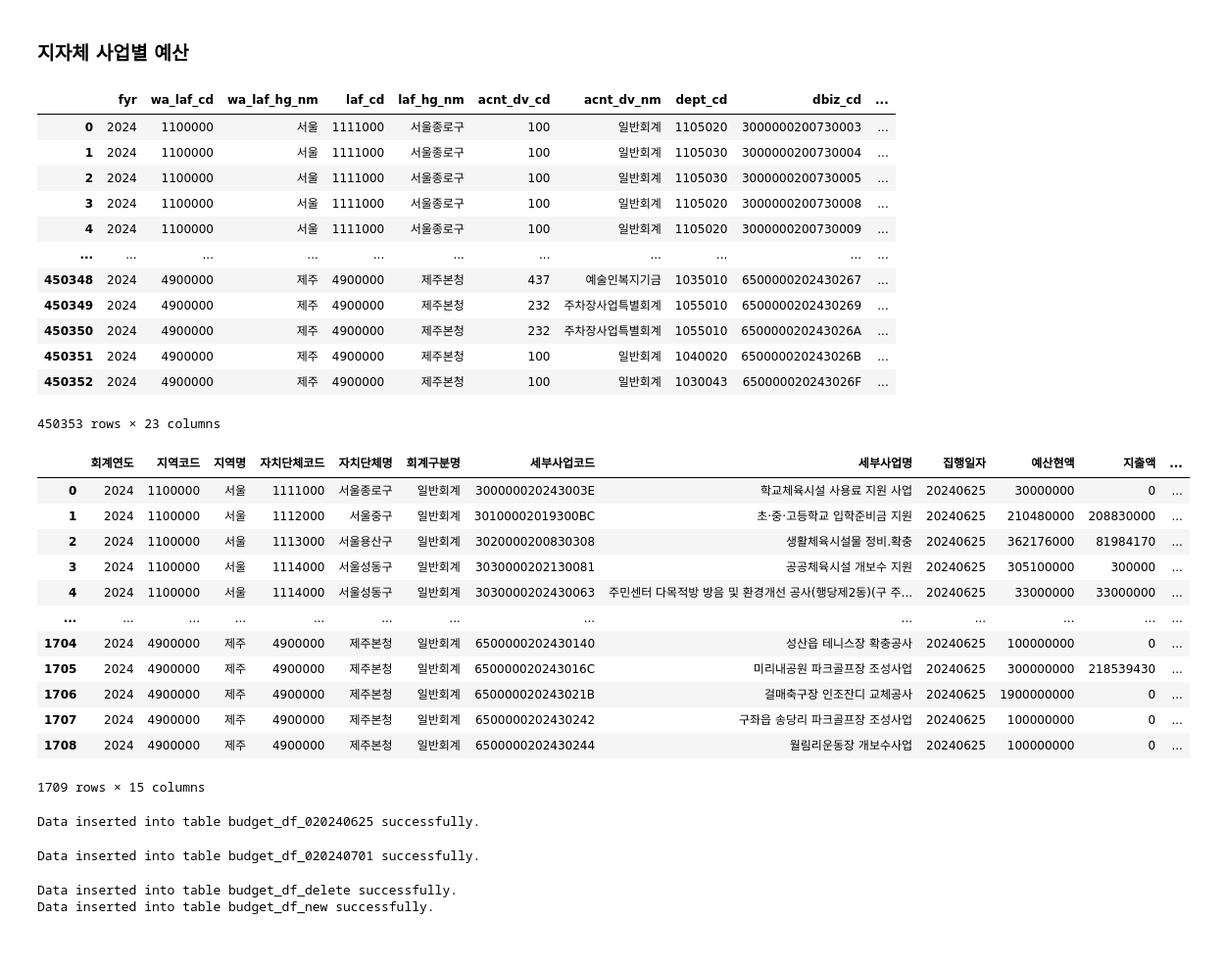
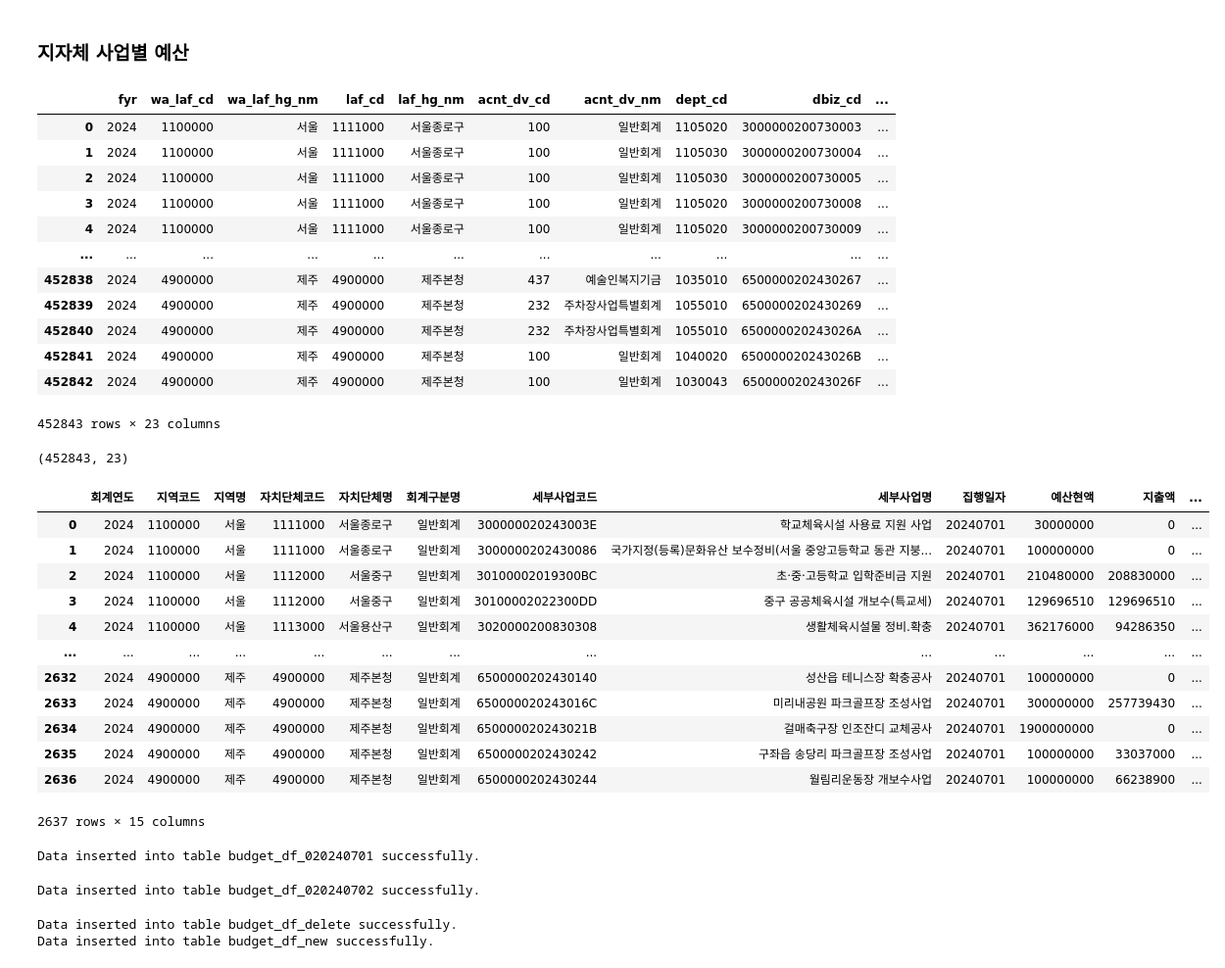
Before and after one commit to kkwann/mido_project, a Jupyter notebook: Data_collection.ipynb, the cells around one changed output. Shown: that part at 98% size. Cells and saved outputs as stored; diff of their text form; code cells hidden in the pictures.

```diff
--- a/Data_collection.ipynb
+++ b/Data_collection.ipynb
@@ -1010,7 +1010,7 @@ api_key = "TMGNU1000317620240618111419PWNQE"
 # 요청 헤더
 headers = {
     "Authorization": f"Bearer {api_key}"
-}
+    }
 
 # 데이터 수집을 위한 빈 리스트 생성
 all_data = []
@@ -1024,8 +1024,8 @@ while True:
         "Type": "json",
         "pIndex": page,
         "pSize": page_size,
-        "fyr": 2024,
-        "exe_ymd": '20240625' # ex) "exe_ymd": '20240628'
+        "fyr": today[:4],
+        "exe_ymd": today # ex) "exe_ymd": '20240628'
     }
 
     # API 요청 보내기 (certifi를 사용하여 SSL 인증서 검증)
@@ -1060,9 +1060,13 @@ bid_budget_df
 | 3 | 2024 | 1100000 | 서울 | 1111000 | 서울종로구 | 100 | 일반회계 | 1105020 | 3000000200730008 | ... |
 | 4 | 2024 | 1100000 | 서울 | 1111000 | 서울종로구 | 100 | 일반회계 | 1105020 | 3000000200730009 | ... |
 | ... | ... | ... | ... | ... | ... | ... | ... | ... | ... | ... |
-| 450348 | 2024 | 4900000 | 제주 | 4900000 | 제주본청 | 437 | 예술인복지기금 | 1035010 | 6500000202430267 | ... |
-| 450349 | 2024 | 4900000 | 제주 | 4900000 | 제주본청 | 232 | 주차장사업특별회계 | 1055010 | 6500000202430269 | ... |
-| 450350 | 2024 | 4900000 | 제주 | 4900000 | 제주본청 | 232 | 주차장사업특별회계 | 1055010 | 650000020243026A | ... |
-| 450351 | 2024 | 4900000 | 제주 | 4900000 | 제주본청 | 100 | 일반회계 | 1040020 | 650000020243026B | ... |
-| 450352 | 2024 | 4900000 | 제주 | 4900000 | 제주본청 | 100 | 일반회계 | 1030043 | 650000020243026F | ... |
+| 452838 | 2024 | 4900000 | 제주 | 4900000 | 제주본청 | 437 | 예술인복지기금 | 1035010 | 6500000202430267 | ... |
+| 452839 | 2024 | 4900000 | 제주 | 4900000 | 제주본청 | 232 | 주차장사업특별회계 | 1055010 | 6500000202430269 | ... |
+| 452840 | 2024 | 4900000 | 제주 | 4900000 | 제주본청 | 232 | 주차장사업특별회계 | 1055010 | 650000020243026A | ... |
+| 452841 | 2024 | 4900000 | 제주 | 4900000 | 제주본청 | 100 | 일반회계 | 1040020 | 650000020243026B | ... |
+| 452842 | 2024 | 4900000 | 제주 | 4900000 | 제주본청 | 100 | 일반회계 | 1030043 | 650000020243026F | ... |
-450353 rows × 23 columns
+452843 rows × 23 columns
+# %%
+bid_budget_df.shape ## 20240701
+# %% [output]
+(452843, 23)
@@ -1094,53 +1100,58 @@ column_mapping = {'acnt_dv_nm':'회계구분명',
 bid_budget_df.rename(columns=column_mapping,inplace=True)
 bid_budget_df = bid_budget_df[['회계연도', '지역코드', '지역명', '자치단체코드', '자치단체명', '회계구분명', '세부사업코드', '세부사업명', '집행일자', '예산현액', '지출액', '편성액', '분야명', '부문명', '행정자치단체코드']] # '국비', '시도비', '시군구비', '기타'
 # %%
-need_kwd1 = '인조잔디|초등학교|중학교|고등학교|대학교|운동장|다목적|종합운동장|체육공원|체육시설|체육센터|스포츠센터|관급|연병장|족구장|골프장|축구장|야구장|풋살장|배드민턴장|테니스장|게이트볼장|하키장' # 필요키워드
-need_kwd2 = '개선|교체|공사|구매|구입|설치|정비|조성' # 필요키워드
-except_kwd = '경관|숲|꽃길|조명|산책로|펜스|운영|복지|교육|학습|보건|행사|예방|안전|치안|창출|활성화|유아|검진|관리|조명|오염|예술|문화|급식|보상|주차장|개방' # 제외키워드
+# 필요키워드1
+need_kwd1 = '인조잔디|초등학교|중학교|고등학교|대학교|운동장|다목적|종합운동장|체육공원|체육시설|체육센터|스포츠센터|관급|연병장|족구장|골프장|축구장|야구장|풋살장|배드민턴장|테니스장|게이트볼장|하키장'
+
+# 필요키워드2
+need_kwd2 = '개선|교체|공사|구매|구입|설치|정비|조성'
+
+# 제외키워드
+except_kwd = '경관|조명|펜스|복지|교육|학습|보건|행사|예방|안전|치안|창출|활성화|유아|검진|조명|오염|예술|급식|보상|주차장|개방|CCTV|미술|교실|관리|운영|자전거|울타리|버스|맨홀|노점|노상|하천|하수도|광고|약수터|전통시장|계단|정화조|도로확장'
 # %%
 # 천만원 미만 사업 제거
-bid_budget_df_filter = bid_budget_df[bid_budget_df['편성액']>10000000].reset_index(drop=True)
+bid_budget_df_filter = bid_budget_df[(bid_budget_df['편성액']>10000000) | (bid_budget_df['예산현액']>10000000)].reset_index(drop=True)
 
 # 필요 사업 추출
 bid_budget_df_filter = bid_budget_df_filter[bid_budget_df_filter['세부사업명'].str.contains(need_kwd1) &
-                                             ~bid_budget_df_filter['세부사업명'].str.contains(except_kwd)].reset_index(drop=True)
+                                            ~bid_budget_df_filter['세부사업명'].str.contains(except_kwd)].reset_index(drop=True)
 
 # # 필요 사업 추출
 # bid_budget_df_filter = bid_budget_df_filter[(bid_budget_df_filter['세부사업명'].str.contains(need_kwd1) &
 #                                              bid_budget_df_filter['세부사업명'].str.contains(need_kwd2)) &
 #                                              ~bid_budget_df_filter['세부사업명'].str.contains(except_kwd)].reset_index(drop=True)
 
 bid_budget_df_filter
 # %% [output]
 |  | 회계연도 | 지역코드 | 지역명 | 자치단체코드 | 자치단체명 | 회계구분명 | 세부사업코드 | 세부사업명 | 집행일자 | 예산현액 | 지출액 | ... |
-| 0 | 2024 | 1100000 | 서울 | 1111000 | 서울종로구 | 일반회계 | 300000020243003E | 학교체육시설 사용료 지원 사업 | 20240625 | 30000000 | 0 | ... |
-| 1 | 2024 | 1100000 | 서울 | 1112000 | 서울중구 | 일반회계 | 30100002019300BC | 초·중·고등학교 입학준비금 지원 | 20240625 | 210480000 | 208830000 | ... |
-| 2 | 2024 | 1100000 | 서울 | 1113000 | 서울용산구 | 일반회계 | 3020000200830308 | 생활체육시설물 정비.확충 | 20240625 | 362176000 | 81984170 | ... |
-| 3 | 2024 | 1100000 | 서울 | 1114000 | 서울성동구 | 일반회계 | 3030000202130081 | 공공체육시설 개보수 지원 | 20240625 | 305100000 | 300000 | ... |
-| 4 | 2024 | 1100000 | 서울 | 1114000 | 서울성동구 | 일반회계 | 3030000202430063 | 주민센터 다목적방 방음 및 환경개선 공사(행당제2동)(구 주... | 20240625 | 33000000 | 33000000 | ... |
+| 0 | 2024 | 1100000 | 서울 | 1111000 | 서울종로구 | 일반회계 | 300000020243003E | 학교체육시설 사용료 지원 사업 | 20240701 | 30000000 | 0 | ... |
+| 1 | 2024 | 1100000 | 서울 | 1111000 | 서울종로구 | 일반회계 | 3000000202430086 | 국가지정(등록)문화유산 보수정비(서울 중앙고등학교 동관 지붕... | 20240701 | 100000000 | 0 | ... |
+| 2 | 2024 | 1100000 | 서울 | 1112000 | 서울중구 | 일반회계 | 30100002019300BC | 초·중·고등학교 입학준비금 지원 | 20240701 | 210480000 | 208830000 | ... |
+| 3 | 2024 | 1100000 | 서울 | 1112000 | 서울중구 | 일반회계 | 30100002022300DD | 중구 공공체육시설 개보수(특교세) | 20240701 | 129696510 | 129696510 | ... |
+| 4 | 2024 | 1100000 | 서울 | 1113000 | 서울용산구 | 일반회계 | 3020000200830308 | 생활체육시설물 정비.확충 | 20240701 | 362176000 | 94286350 | ... |
 | ... | ... | ... | ... | ... | ... | ... | ... | ... | ... | ... | ... | ... |
-| 1704 | 2024 | 4900000 | 제주 | 4900000 | 제주본청 | 일반회계 | 6500000202430140 | 성산읍 테니스장 확충공사 | 20240625 | 100000000 | 0 | ... |
-| 1705 | 2024 | 4900000 | 제주 | 4900000 | 제주본청 | 일반회계 | 650000020243016C | 미리내공원 파크골프장 조성사업 | 20240625 | 300000000 | 218539430 | ... |
-| 1706 | 2024 | 4900000 | 제주 | 4900000 | 제주본청 | 일반회계 | 650000020243021B | 걸매축구장 인조잔디 교체공사 | 20240625 | 1900000000 | 0 | ... |
-| 1707 | 2024 | 4900000 | 제주 | 4900000 | 제주본청 | 일반회계 | 6500000202430242 | 구좌읍 송당리 파크골프장 조성사업 | 20240625 | 100000000 | 0 | ... |
-| 1708 | 2024 | 4900000 | 제주 | 4900000 | 제주본청 | 일반회계 | 6500000202430244 | 월림리운동장 개보수사업 | 20240625 | 100000000 | 0 | ... |
+| 2632 | 2024 | 4900000 | 제주 | 4900000 | 제주본청 | 일반회계 | 6500000202430140 | 성산읍 테니스장 확충공사 | 20240701 | 100000000 | 0 | ... |
+| 2633 | 2024 | 4900000 | 제주 | 4900000 | 제주본청 | 일반회계 | 650000020243016C | 미리내공원 파크골프장 조성사업 | 20240701 | 300000000 | 257739430 | ... |
+| 2634 | 2024 | 4900000 | 제주 | 4900000 | 제주본청 | 일반회계 | 650000020243021B | 걸매축구장 인조잔디 교체공사 | 20240701 | 1900000000 | 0 | ... |
+| 2635 | 2024 | 4900000 | 제주 | 4900000 | 제주본청 | 일반회계 | 6500000202430242 | 구좌읍 송당리 파크골프장 조성사업 | 20240701 | 100000000 | 33037000 | ... |
+| 2636 | 2024 | 4900000 | 제주 | 4900000 | 제주본청 | 일반회계 | 6500000202430244 | 월림리운동장 개보수사업 | 20240701 | 100000000 | 66238900 | ... |
-1709 rows × 15 columns
+2637 rows × 15 columns
 # %%
 # 중요 사업 체크
 bid_budget_df_fin = pd.concat([bid_budget_df_filter[bid_budget_df_filter['세부사업명'].str.contains('인조잔디')],
                                bid_budget_df_filter[~bid_budget_df_filter['세부사업명'].str.contains('인조잔디')]],axis=0).reset_index(drop=True)
 
 # bid_budget_df_fin['집행일자'] = bid_budget_df_fin['집행일자'].astype(str)
-# %%
-# 빅쿼리에 적재
-save_dataframe_to_bigquery(bid_budget_df_fin,'budget','budget_df_020240625',bigquerykey_path)
-# %% [output]
-Data inserted into table budget_df_020240625 successfully.
+# %%
+# 빅쿼리에 적재
+save_dataframe_to_bigquery(bid_budget_df_fin,'budget','budget_df_020240701',bigquerykey_path)
+# %% [output]
+Data inserted into table budget_df_020240701 successfully.
 # %%
 # 빅쿼리에 적재
 save_dataframe_to_bigquery(bid_budget_df_fin,'budget','budget_df_0'+today,bigquerykey_path)
 # %% [output]
-Data inserted into table budget_df_020240701 successfully.
+Data inserted into table budget_df_020240702 successfully.
 # %%
 # 빅쿼리에서 불러오기
 budget_df_today = get_dataframe_from_bigquery('budget','budget_df_0' + today,bigquerykey_path)
```
Also changed, not shown: parts of 1 cell of this notebook, 2 other files.
